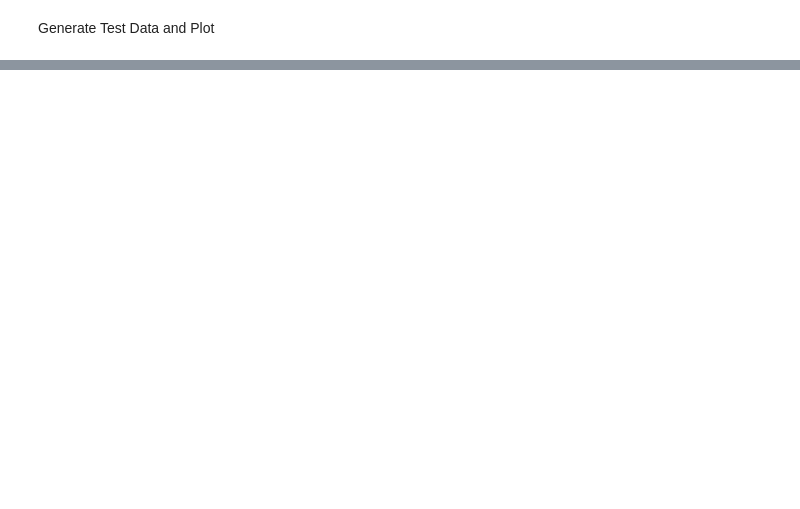
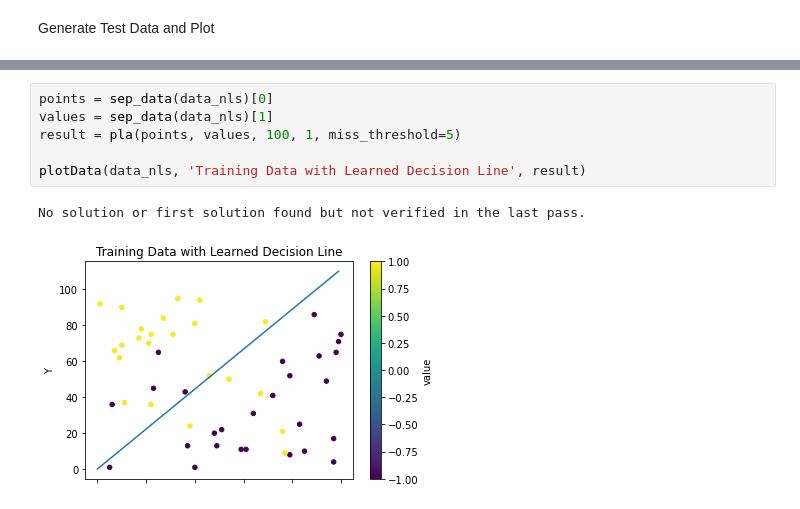
Before and after one commit to LioraW/PLA-Algorithm, a Jupyter notebook: project1.ipynb, the cells around one changed output, grey strips where cells are left out. Drawn from its saved outputs; the diff is of its cells as text; blank space fills up the shorter version.

```diff
--- a/project1.ipynb
+++ b/project1.ipynb
@@ -139,0 +148,9 @@ plotData(testData, 'Test Data with Learned Decision Line', result)
+# %%
+points = sep_data(data_nls)[0]
+values = sep_data(data_nls)[1]
+result = pla(points, values, 100, 1, miss_threshold=5)
+
+plotData(data_nls, 'Training Data with Learned Decision Line', result)
+# %% [output]
+No solution or first solution found but not verified in the last pass.
+[figure, added]
```
Also changed, not shown: parts of 9 cells of this notebook.
